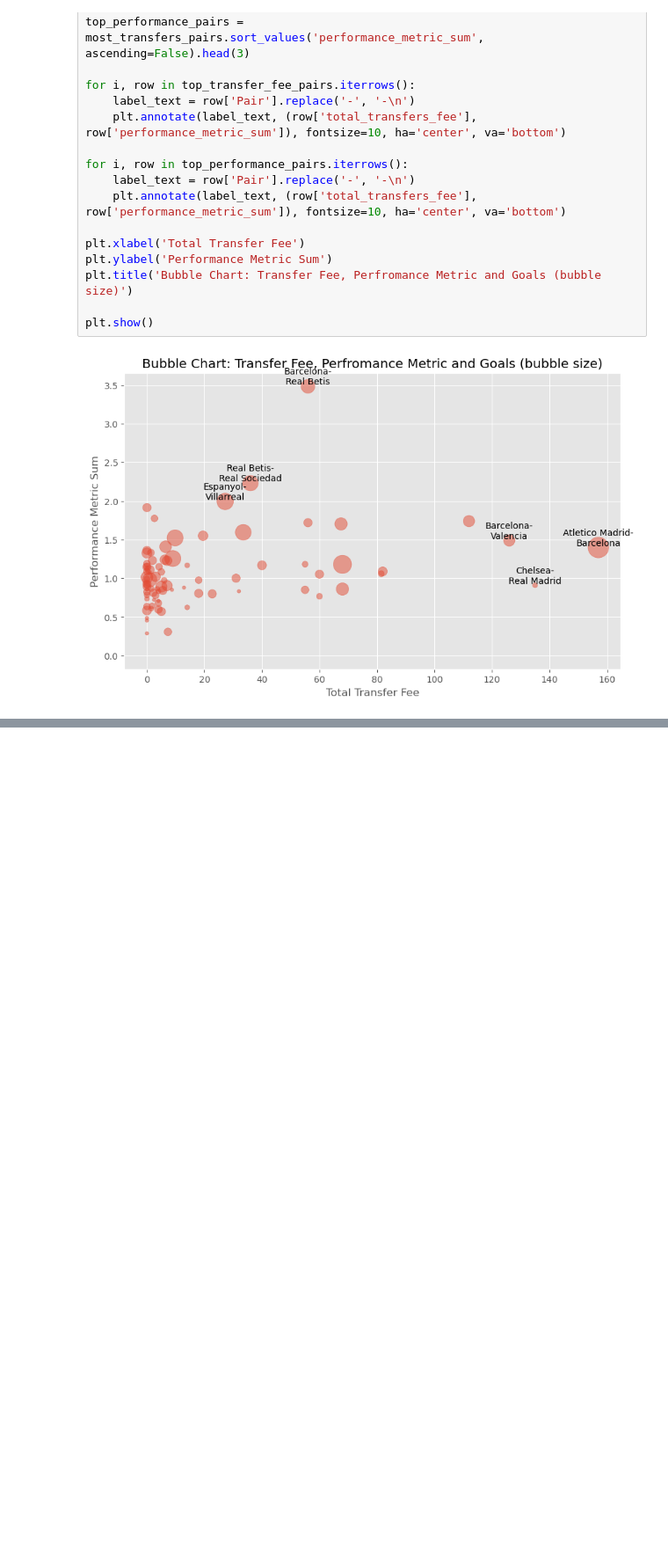
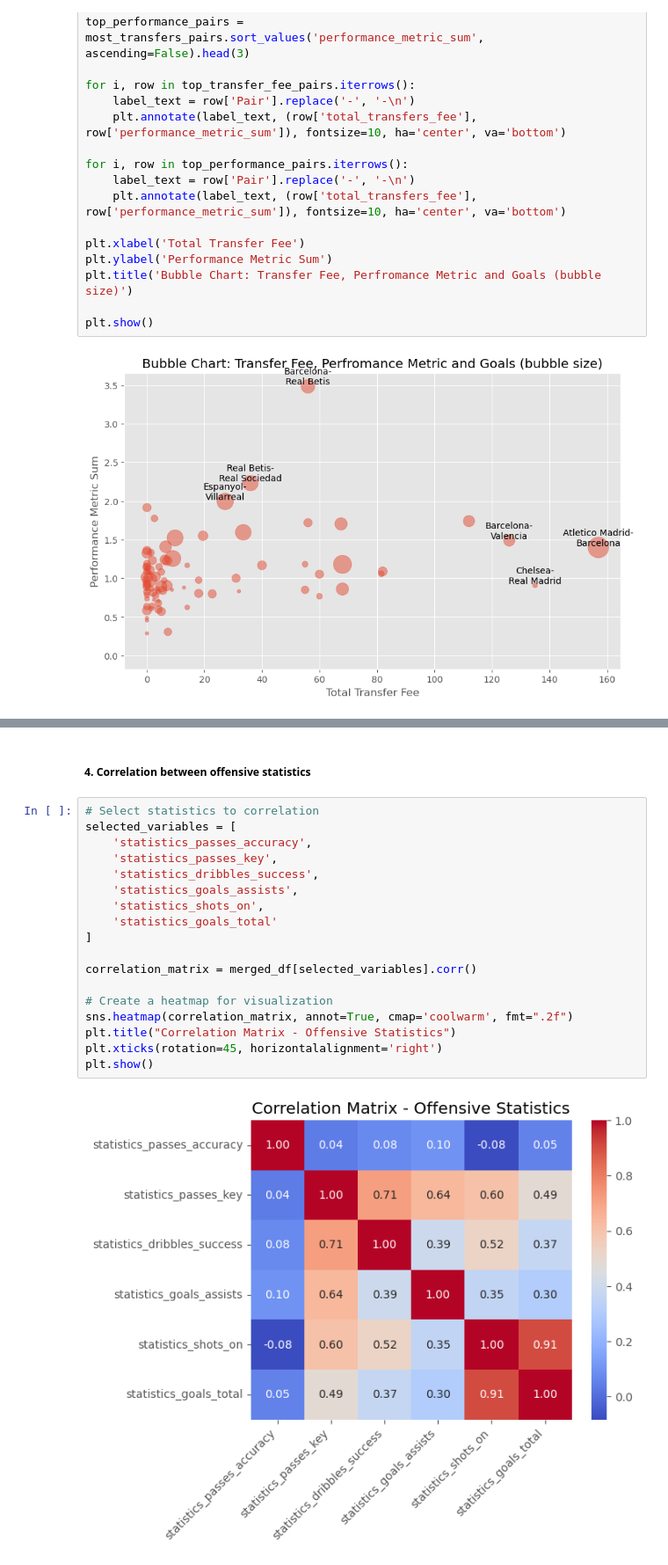
Before and after one commit to adrianmadry/la_liga_transfers, a Jupyter notebook: data_analysis.ipynb, the cells around one changed output, grey strips where cells are left out. Shown at 88% size. Saved outputs shown, nothing was run; the diff lists cells and outputs as text; blank space fills up the shorter version.

```diff
--- a/data_analysis.ipynb
+++ b/data_analysis.ipynb
@@ -594,0 +701,22 @@ plt.show()
+# %% [markdown]
+##### 4. Correlation between offensive statistics
+# %%
+# Select statistics to correlation
+selected_variables = [
+    'statistics_passes_accuracy',
+    'statistics_passes_key',
+    'statistics_dribbles_success',
+    'statistics_goals_assists',
+    'statistics_shots_on',
+    'statistics_goals_total'
+]
+
+correlation_matrix = merged_df[selected_variables].corr()
+
+# Create a heatmap for visualization
+sns.heatmap(correlation_matrix, annot=True, cmap='coolwarm', fmt=".2f")
+plt.title("Correlation Matrix - Offensive Statistics")
+plt.xticks(rotation=45, horizontalalignment='right')
+plt.show()
+# %% [output]
+[figure, added]
```
Also changed, not shown: parts of 10 cells of this notebook.
